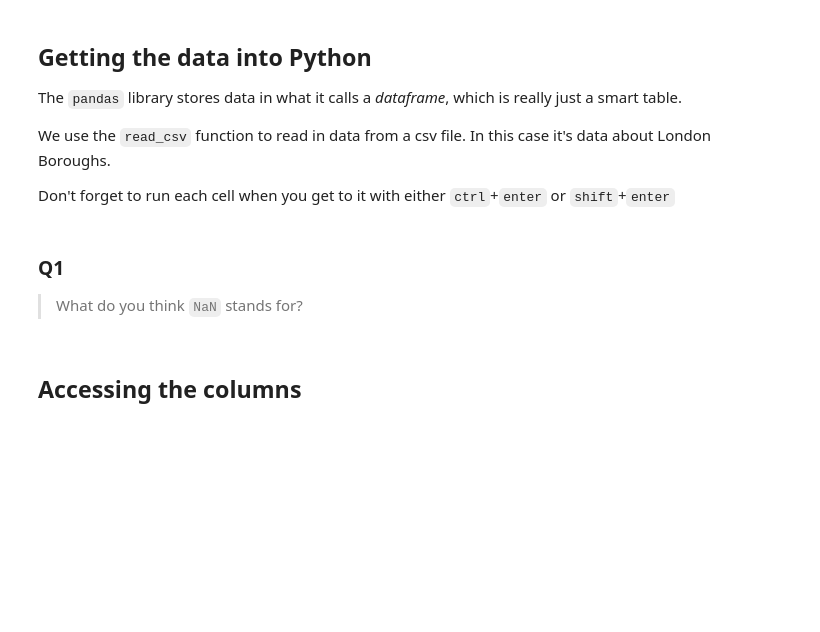
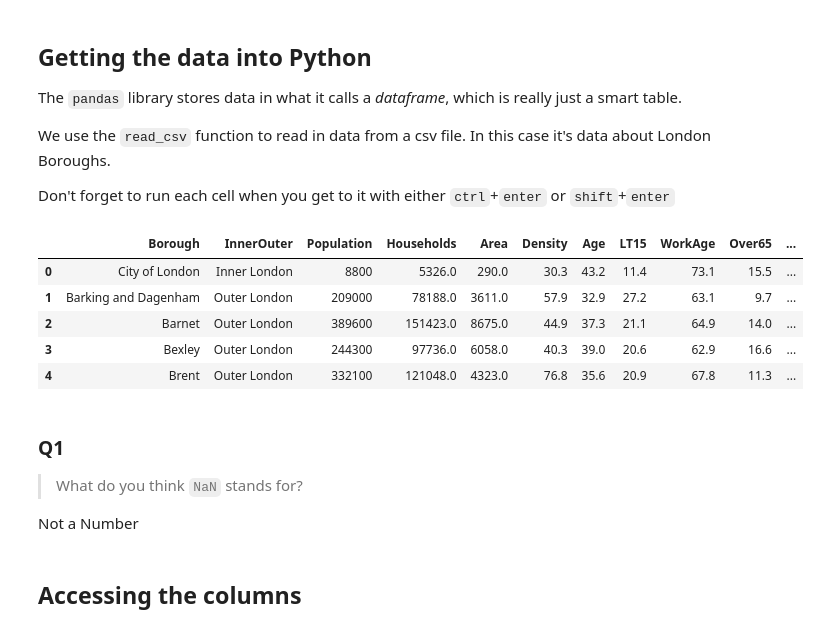
Before and after one commit to alexcasper/dav-introductionToPandas, a Jupyter notebook: 01 Tutorial.ipynb, the cells around one changed output. Cells and saved outputs as stored; diff of their text form; code cells hidden in the pictures; blank space fills up the shorter version.

```diff
--- a/01 Tutorial.ipynb
+++ b/01 Tutorial.ipynb
@@ -42,13 +42,22 @@ Don't forget to run each cell when you get to it with either `ctrl`+`enter` or `
 # %%
 # read in our csv file, and automatically change missing values (a dot in the csv) into NaN
 boroughs = pd.read_csv('boroughs.csv', na_values = ['.',' '], thousands=',')
 # Use the head function to see the first few rows
-#boroughs.head(5)
-boroughs.dtypes
+boroughs.head(5)
+#boroughs.dtypes
+# %% [output]
+|  | Borough | InnerOuter | Population | Households | Area | Density | Age | LT15 | WorkAge | Over65 | ... |
+| 0 | City of London | Inner London | 8800 | 5326.0 | 290.0 | 30.3 | 43.2 | 11.4 | 73.1 | 15.5 | ... |
+| 1 | Barking and Dagenham | Outer London | 209000 | 78188.0 | 3611.0 | 57.9 | 32.9 | 27.2 | 63.1 | 9.7 | ... |
+| 2 | Barnet | Outer London | 389600 | 151423.0 | 8675.0 | 44.9 | 37.3 | 21.1 | 64.9 | 14.0 | ... |
+| 3 | Bexley | Outer London | 244300 | 97736.0 | 6058.0 | 40.3 | 39.0 | 20.6 | 62.9 | 16.6 | ... |
+| 4 | Brent | Outer London | 332100 | 121048.0 | 4323.0 | 76.8 | 35.6 | 20.9 | 67.8 | 11.3 | ... |
 # %% [markdown]
 ### Q1
 
 > What do you think `NaN` stands for?
+
+Not a Number
 # %% [markdown]
 ## Accessing the columns
 # %% [markdown]
```
